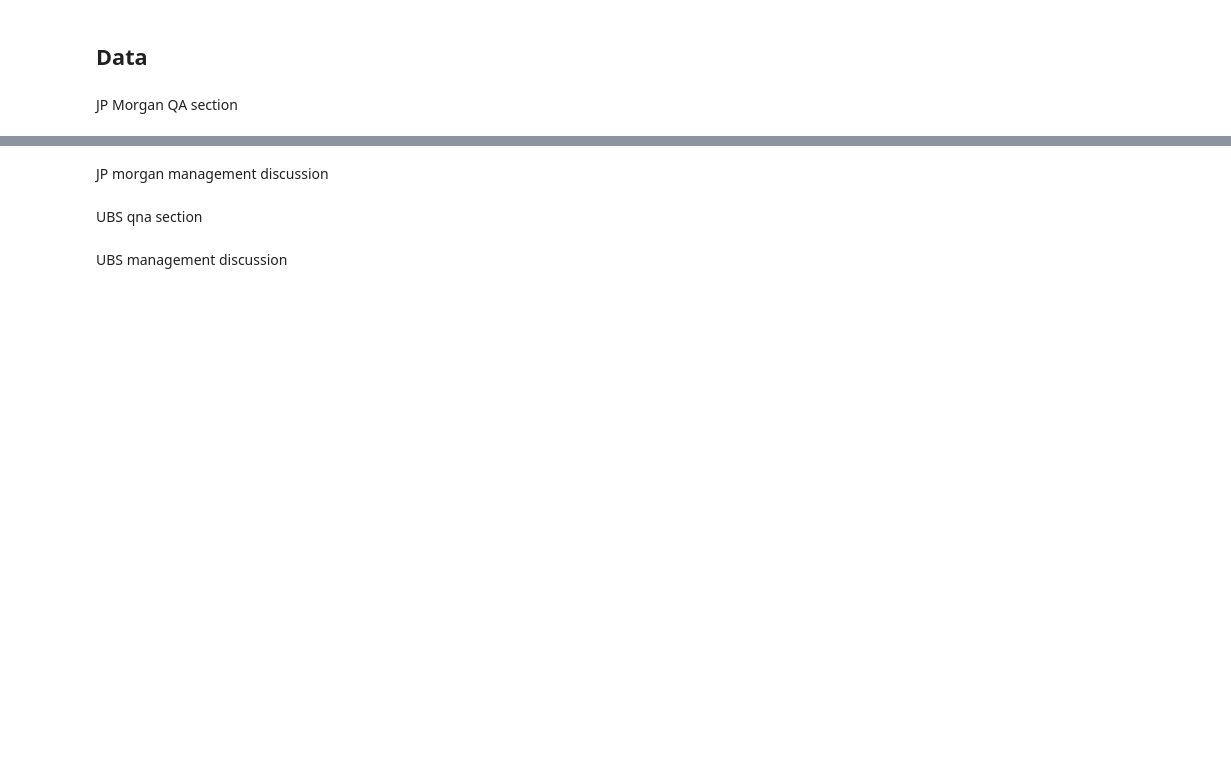
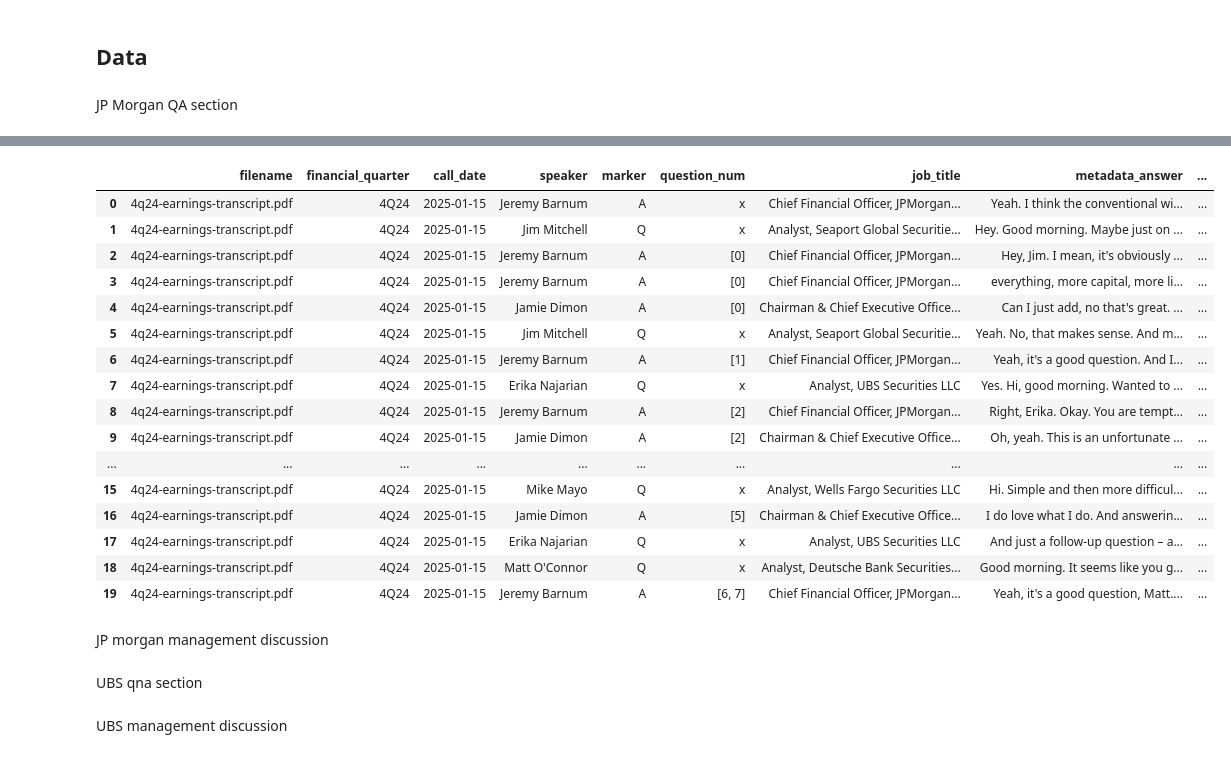
Before and after one commit to sheldonkemper/bank_of_england, a Jupyter notebook: notebooks/processed/ct_preprocessing.ipynb, the cells around one changed output, grey strips where cells are left out. Saved outputs shown, nothing was run; the diff lists cells and outputs as text; code cells hidden in the pictures; blank space fills up the shorter version.

```diff
--- a/notebooks/processed/ct_preprocessing.ipynb
+++ b/notebooks/processed/ct_preprocessing.ipynb
@@ -248,14 +310,16 @@ qa_data.head()
 # %%
 for i in range(len(qa_data)):
-  if i ==0:
+  if i ==0 and qa_data["marker"][i]=="A":
     qa_data.at[i,"AS"] ="x"
     qa_data.at[i,"title"] ="x"
     qa_data.at[i,"question"] ="x"
+    qa_data.at[i,"question_num"]="x"
   elif qa_data["marker"][i]=="A"and qa_data["AS"][i]==[]:
     a = find_row_empty(qa_data,"marker","AS",i)
     qa_data.at[i,"AS"] = qa_data.loc[a,"AS"]
     qa_data.at[i,"title"] = qa_data.loc[a,"title"]
     qa_data.at[i,"question"] = qa_data.loc[a,"question"]
+    qa_data.at[i,"question_num"] =qa_data.loc[a,"question_num"]
   else:
     continue
 # %%
@@ -312,4 +373,26 @@ qa_data.rename(columns={"utterance":"metadata_answer","question_cleaned_data":"q
 columns_in_order=["filename","financial_quarter","call_date","speaker","marker","question_number","job_title","metadata_answer", "answer_cleaned","analyst","analyst_title","metadata_question","question_cleaned"]
+# %%
+qa_data=qa_data[["filename","financial_quarter","call_date","speaker","marker","question_num","job_title","metadata_answer", "answer_cleaned","analyst","analyst_title","metadata_question","question_cleaned"]]
+# %%
+qa_data.head(20)
+# %% [output]
+|  | filename | financial_quarter | call_date | speaker | marker | question_num | job_title | metadata_answer | ... |
+| 0 | 4q24-earnings-transcript.pdf | 4Q24 | 2025-01-15 | Jeremy Barnum | A | x | Chief Financial Officer, JPMorgan... | Yeah. I think the conventional wi... | ... |
+| 1 | 4q24-earnings-transcript.pdf | 4Q24 | 2025-01-15 | Jim Mitchell | Q | x | Analyst, Seaport Global Securitie... | Hey. Good morning. Maybe just on ... | ... |
+| 2 | 4q24-earnings-transcript.pdf | 4Q24 | 2025-01-15 | Jeremy Barnum | A | [0] | Chief Financial Officer, JPMorgan... | Hey, Jim. I mean, it's obviously ... | ... |
+| 3 | 4q24-earnings-transcript.pdf | 4Q24 | 2025-01-15 | Jeremy Barnum | A | [0] | Chief Financial Officer, JPMorgan... | everything, more capital, more li... | ... |
+| 4 | 4q24-earnings-transcript.pdf | 4Q24 | 2025-01-15 | Jamie Dimon | A | [0] | Chairman & Chief Executive Office... | Can I just add, no that's great. ... | ... |
+| 5 | 4q24-earnings-transcript.pdf | 4Q24 | 2025-01-15 | Jim Mitchell | Q | x | Analyst, Seaport Global Securitie... | Yeah. No, that makes sense. And m... | ... |
+| 6 | 4q24-earnings-transcript.pdf | 4Q24 | 2025-01-15 | Jeremy Barnum | A | [1] | Chief Financial Officer, JPMorgan... | Yeah, it's a good question. And I... | ... |
+| 7 | 4q24-earnings-transcript.pdf | 4Q24 | 2025-01-15 | Erika Najarian | Q | x | Analyst, UBS Securities LLC | Yes. Hi, good morning. Wanted to ... | ... |
+| 8 | 4q24-earnings-transcript.pdf | 4Q24 | 2025-01-15 | Jeremy Barnum | A | [2] | Chief Financial Officer, JPMorgan... | Right, Erika. Okay. You are tempt... | ... |
+| 9 | 4q24-earnings-transcript.pdf | 4Q24 | 2025-01-15 | Jamie Dimon | A | [2] | Chairman & Chief Executive Office... | Oh, yeah. This is an unfortunate ... | ... |
+| ... | ... | ... | ... | ... | ... | ... | ... | ... | ... |
+| 15 | 4q24-earnings-transcript.pdf | 4Q24 | 2025-01-15 | Mike Mayo | Q | x | Analyst, Wells Fargo Securities LLC | Hi. Simple and then more difficul... | ... |
+| 16 | 4q24-earnings-transcript.pdf | 4Q24 | 2025-01-15 | Jamie Dimon | A | [5] | Chairman & Chief Executive Office... | I do love what I do. And answerin... | ... |
+| 17 | 4q24-earnings-transcript.pdf | 4Q24 | 2025-01-15 | Erika Najarian | Q | x | Analyst, UBS Securities LLC | And just a follow-up question – a... | ... |
+| 18 | 4q24-earnings-transcript.pdf | 4Q24 | 2025-01-15 | Matt O'Connor | Q | x | Analyst, Deutsche Bank Securities... | Good morning. It seems like you g... | ... |
+| 19 | 4q24-earnings-transcript.pdf | 4Q24 | 2025-01-15 | Jeremy Barnum | A | [6, 7] | Chief Financial Officer, JPMorgan... | Yeah, it's a good question, Matt.... | ... |
 # %% [markdown]
 JP morgan management discussion
 # %%
```
Also changed, not shown: parts of 9 cells of this notebook.
